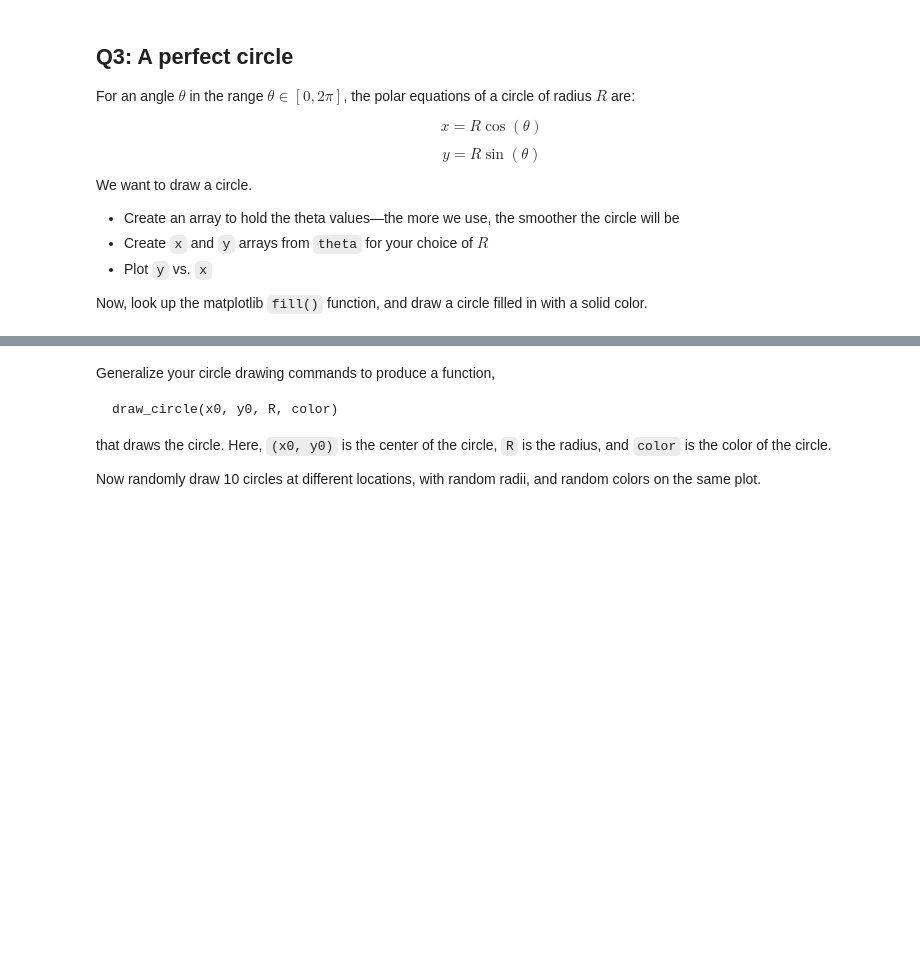
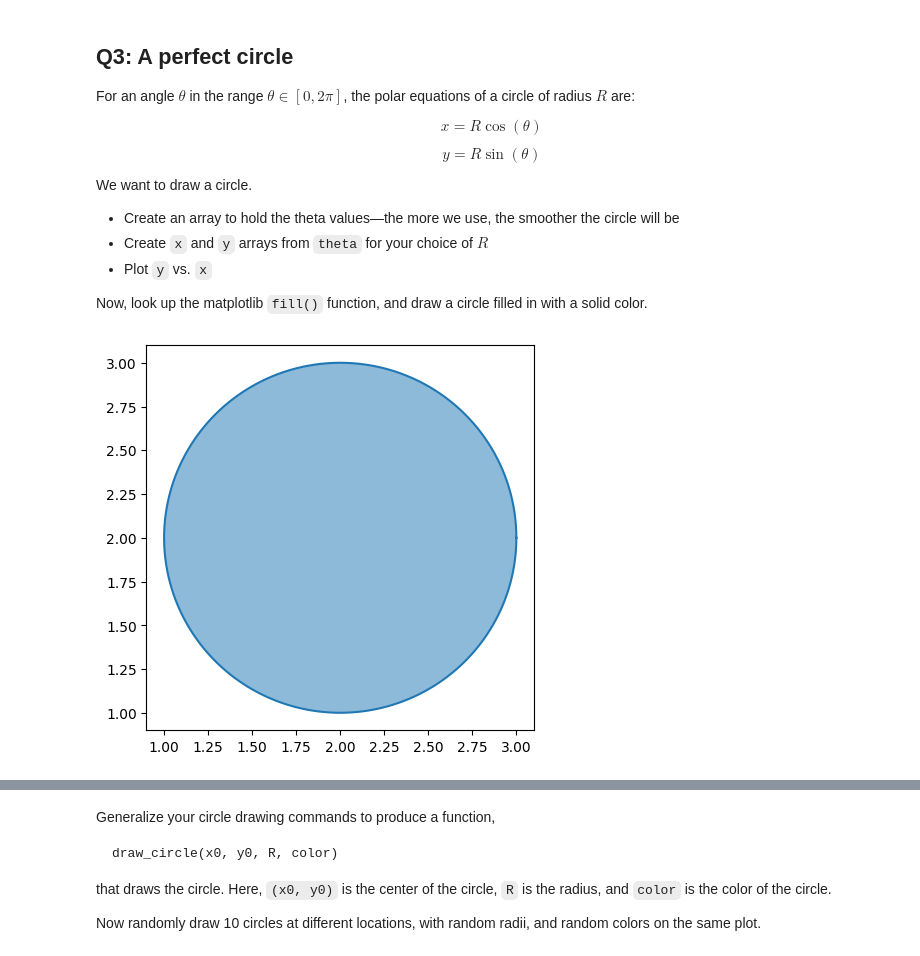
Before and after one commit to fdesanti/scientificcomputing_bicocca_2024, a Jupyter notebook: lectures/L03_matplotlib.ipynb, the cells around one changed output, grey strips where cells are left out. Saved outputs shown, nothing was run; the diff lists cells and outputs as text; code cells hidden in the pictures; blank space fills up the shorter version.

```diff
--- a/lectures/L03_matplotlib.ipynb
+++ b/lectures/L03_matplotlib.ipynb
@@ -548,3 +548,21 @@ We want to draw a circle.
   * Plot `y` vs. `x`
 
 Now, look up the matplotlib `fill()` function, and draw a circle filled in with a solid color.
+# %%
+%matplotlib inline
+import numpy as np
+import matplotlib.pyplot as plt
+
+N = int(1e4)
+R = 1
+theta = np.linspace(0, 2* np.pi, N)
+
+x = R * np.cos(theta) + 2
+y = R * np.sin(theta) + 2
+
+plt.figure(figsize=(5, 5))
+plt.plot(x, y, '-')
+plt.fill(x, y, alpha = 0.5)
+plt.show()
+# %% [output]
+[figure, added]
```
Also changed, not shown: parts of 3 cells of this notebook, 1 other file.
